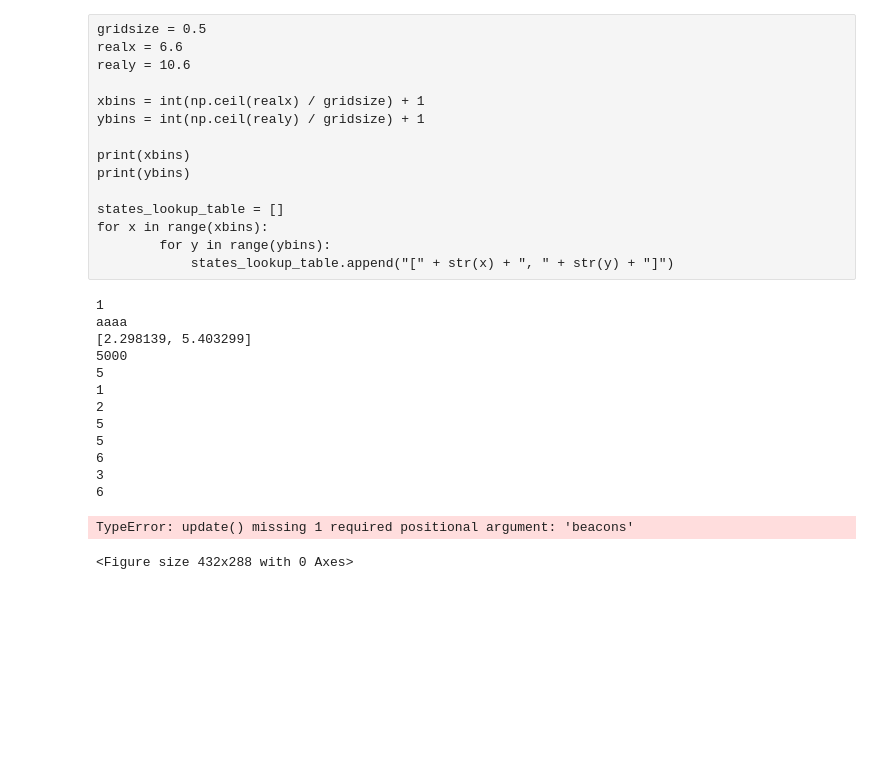
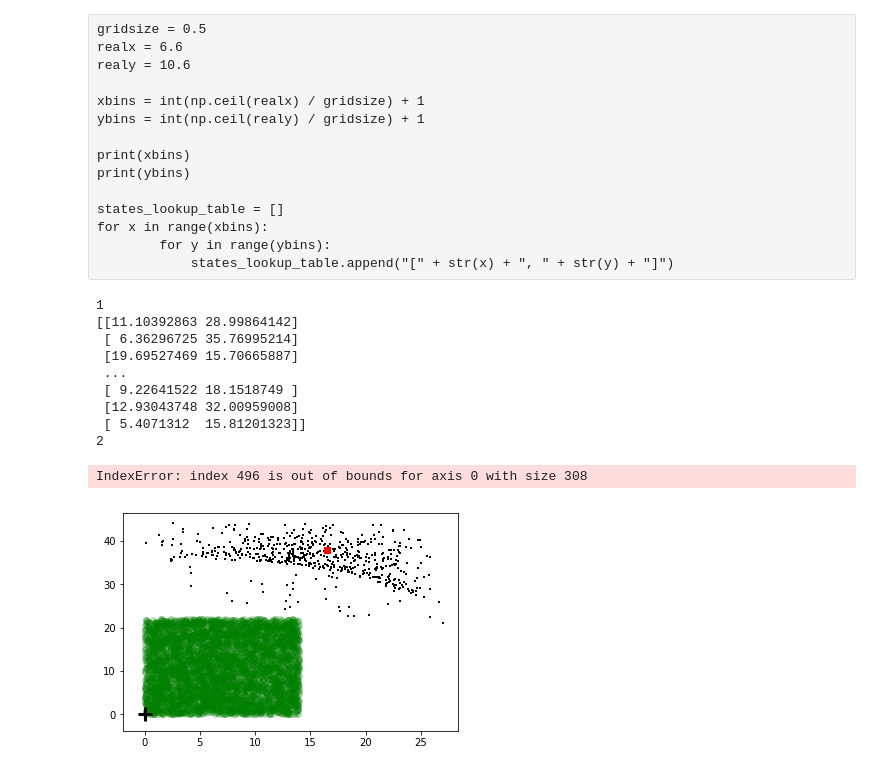
Before and after one commit to shadangolestan/Simulation-Based-deployment-configuration-of-smart-indoor-spaces, a Jupyter notebook: Server Side Codes/Particle Filter Localizaion/ParticleFilter.ipynb, the cells around one changed output. Cells and saved outputs as stored; diff of their text form; code cells hidden in the pictures; blank space fills up the shorter version.

Commit message:
Particle Filter Final Stage

```diff
--- a/Server Side Codes/Particle Filter Localizaion/ParticleFilter.ipynb
+++ b/Server Side Codes/Particle Filter Localizaion/ParticleFilter.ipynb
@@ -289,14 +310,14 @@ def IndexToState(index, xbins, ybins):
     return x, y
 
 def StateToIndex(x, y, xbins, ybins):
-    i = xbins * np.floor(y) + np.floor(x) + 1
+    i = xbins * np.floor(y) + np.floor(x)
     # print("aaaa")
     # print(x)
     # print(y)
     # print(i)
     return int(i)
 
-    return int((ybins + 1) * np.floor(x) + np.floor(y))
+    # return int((ybins + 1) * np.floor(x) + np.floor(y))
 
 def NextStates(TM, particles, xbins, ybins):
     cdf = np.apply_along_axis(CumulativeSum, 1, TM)
@@ -307,7 +328,7 @@ def NextStates(TM, particles, xbins, ybins):
 
     # cdf = np.concatenate([np.zeros((len(cdf[:,1])), 1), cdf])
     # next_states = []
-    print(len(particles))
+    #print(len(particles))
     next_states = np.empty((len(particles), 2))
 
     for i in range(len(particles)):
@@ -315,7 +336,7 @@ def NextStates(TM, particles, xbins, ybins):
         current_state_y = particles[i, 1]
 
         row = StateToIndex(current_state_x, current_state_y, xbins, ybins)
-        # print(cdf)
+        # print(row)
         next_state_index = returnobj(cdf[row])
         next_states[i, 0] = IndexToState(next_state_index, xbins, ybins)[0]
         next_states[i, 1] = IndexToState(next_state_index, xbins, ybins)[1]
@@ -353,7 +374,7 @@ def DistanceToRSSI(agent_pos):
         if (dist > 7):
             dist = 7
 
-        print(dist)
+        # print(dist)
         mean = beacons_mean[dist - 1]
         std = beacons_stds[dist - 1]
 
@@ -366,7 +387,7 @@ def run_pf1(N, iters=18, sensor_std_err=.1, do_plot=True, plot_particles=False,
     plt.figure()
 
     # create particles and weights
-    particles = create_uniform_particles((0,20), (0,20), (0, 6.28), N)
+    particles = create_uniform_particles((0,xbins), (0,ybins), (0, 6.28), N)
     weights = np.ones(N) / N
 
     if plot_particles:
@@ -383,8 +404,8 @@ def run_pf1(N, iters=18, sensor_std_err=.1, do_plot=True, plot_particles=False,
         step = step + 1
         # Agent's current location
         agent_pos = oracle[gt]
-        print("aaaa")
-        print(agent_pos)
+        # print("aaaa")
+        # print(agent_pos)
         # move particles based on transition matrix
         # predict(particles, u=(0.00, 1.414), std=(.2, .05))
         particles = predict(particles, xbins, ybins)
@@ -422,22 +443,19 @@ def run_pf1(N, iters=18, sensor_std_err=.1, do_plot=True, plot_particles=False,
 # %%
 from numpy.random import seed
 seed(2)
-run_pf1(N=5000, plot_particles=False)
+run_pf1(N=5000, plot_particles=True)
 # %% [output]
 1
-aaaa
-[2.298139, 5.403299]
-5000
-5
-1
+[[11.10392863 28.99864142]
+ [ 6.36296725 35.76995214]
+ [19.69527469 15.70665887]
+ ...
+ [ 9.22641522 18.1518749 ]
+ [12.93043748 32.00959008]
+ [ 5.4071312  15.81201323]]
 2
-5
-5
-6
-3
-6
-TypeError: update() missing 1 required positional argument: 'beacons'
+IndexError: index 496 is out of bounds for axis 0 with size 308
-<Figure size 432x288 with 0 Axes>
+[figure, added]
 # %%
 len(cdf)
 # %%
```
Also changed, not shown: parts of 3 cells of this notebook.
